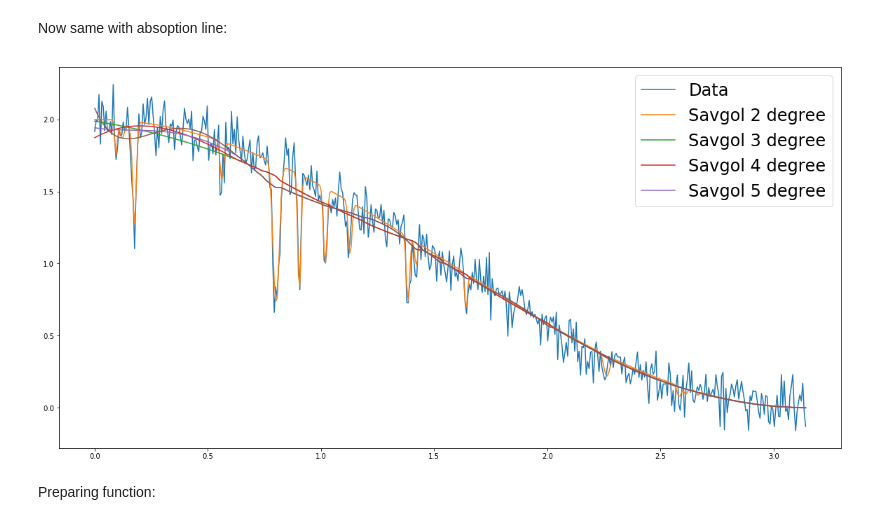
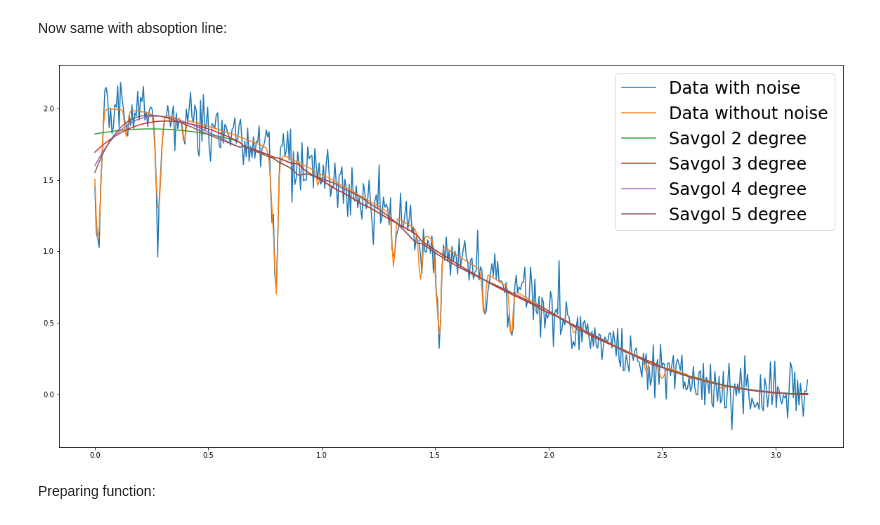
Before and after one commit to teimy/smooth, a Jupyter notebook: various-methods.ipynb, the cells around one changed output. Cells and saved outputs as stored; diff of their text form; code cells hidden in the pictures.

```diff
--- a/various-methods.ipynb
+++ b/various-methods.ipynb
@@ -241,27 +241,27 @@ Now same with absoption line:
 # %%
 x = np.linspace(0,np.pi,500)
 y = np.cos(x)+1
 noise = np.random.randn(500)/10
 
 with_lines = np.copy(y)
 
 for mean, sigma, scale in zip(np.abs(np.random.rand(20))*3, 50+np.abs(np.random.rand(20))*100, np.random.rand(20)*0.7):
     with_lines *= abs_line(x, mean, sigma, scale)
 
 
 
 plt.figure(figsize=(20,10))
 plt.plot(x,with_lines+noise)
 plt.plot(x,with_lines)
 for degree in [2, 3, 4, 5]:
     y_savgol = sig.savgol_filter(with_lines, 201, degree)
     plt.plot(x,y_savgol)
 
-plt.legend(['Data', 'Savgol 2 degree', 'Savgol 3 degree', 'Savgol 4 degree', 'Savgol 5 degree'], fontsize=24)
+plt.legend(['Data with noise', 'Data without noise', 'Savgol 2 degree', 'Savgol 3 degree', 'Savgol 4 degree', 'Savgol 5 degree'], fontsize=24)
 plt.savefig('pics/savgol-lines.png')
 plt.show()
 # %% [output]
-[figure, old version]
+[figure, new version]
 # %% [markdown]
 Preparing function:
 # %%
```
Also changed, not shown: parts of 9 cells of this notebook, 10 other files.
